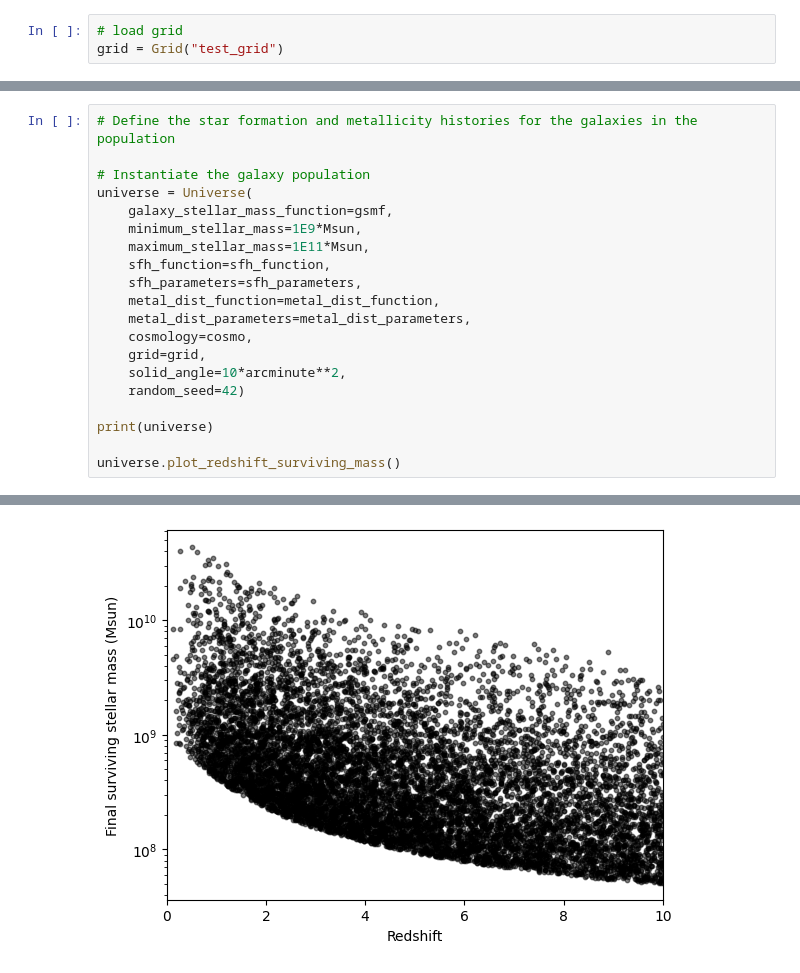
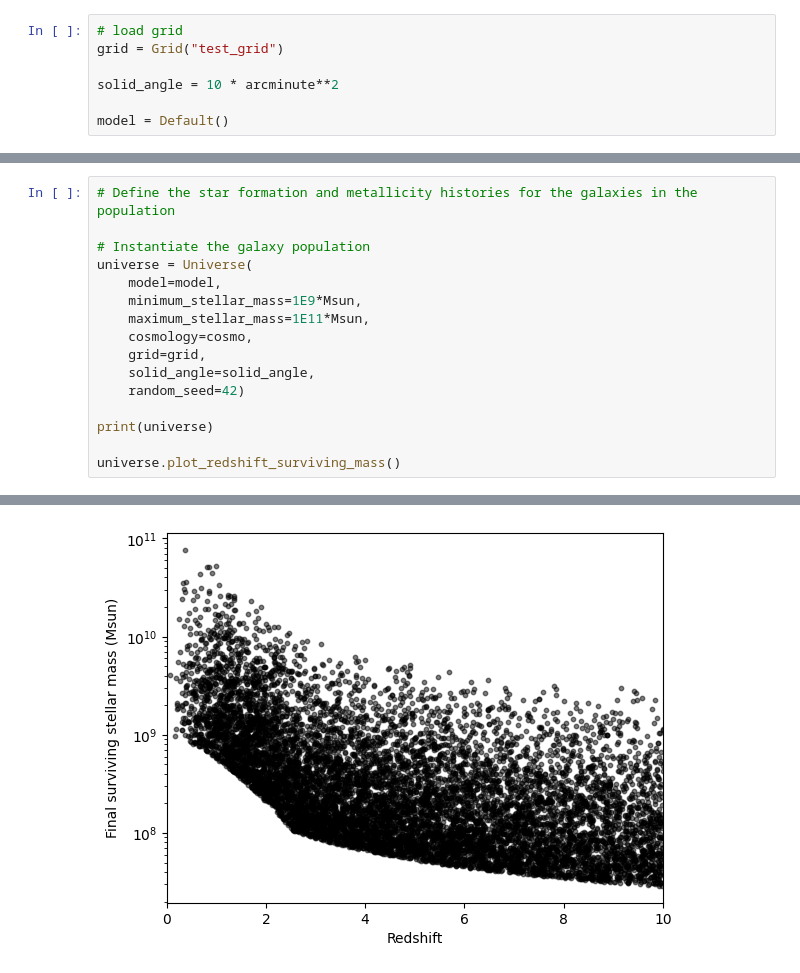
Before and after one commit to stephenmwilkins/synthpop, a Jupyter notebook: docs/source/universes.ipynb, the cells around one changed output, grey strips where cells are left out. Cells and saved outputs as stored; diff of their text form.

```diff
--- a/docs/source/universes.ipynb
+++ b/docs/source/universes.ipynb
@@ -21,3 +8,7 @@ gsmf = Schechter(x_star=x_star, alpha=alpha, phi_star=phi_star)
 # %%
 # load grid
 grid = Grid("test_grid")
+
+solid_angle = 10 * arcminute**2
+
+model = Default()
@@ -41,16 +17,12 @@ sfh_parameters = {
 
 # Instantiate the galaxy population
 universe = Universe(
-    galaxy_stellar_mass_function=gsmf,
+    model=model,
     minimum_stellar_mass=1E9*Msun,
     maximum_stellar_mass=1E11*Msun,
-    sfh_function=sfh_function,
-    sfh_parameters=sfh_parameters,
-    metal_dist_function=metal_dist_function,
-    metal_dist_parameters=metal_dist_parameters,
     cosmology=cosmo,
     grid=grid,
-    solid_angle=10*arcminute**2,
+    solid_angle=solid_angle,
     random_seed=42)
 
 print(universe)
@@ -96 +37 @@ universe.plot_redshift_surviving_mass()
-[figure, old version]
+[figure, new version]
```
Also changed, not shown: parts of 7 cells of this notebook, 4 other files.
